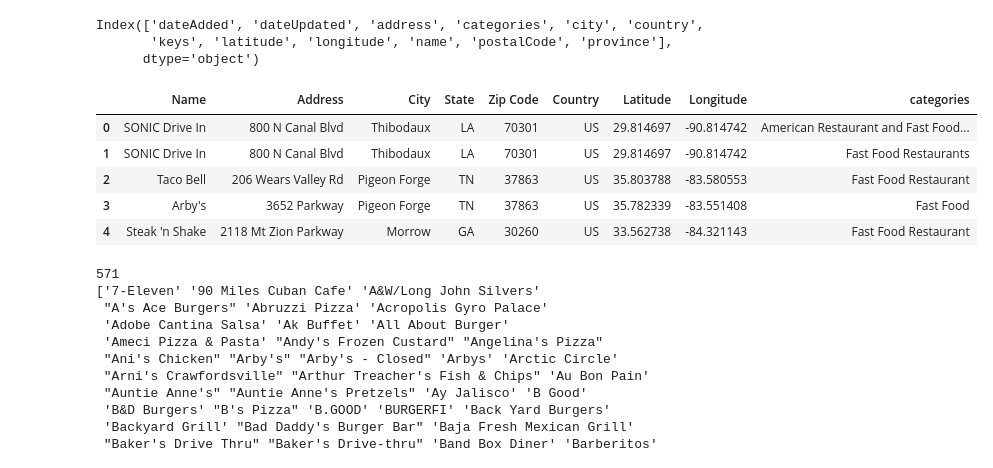
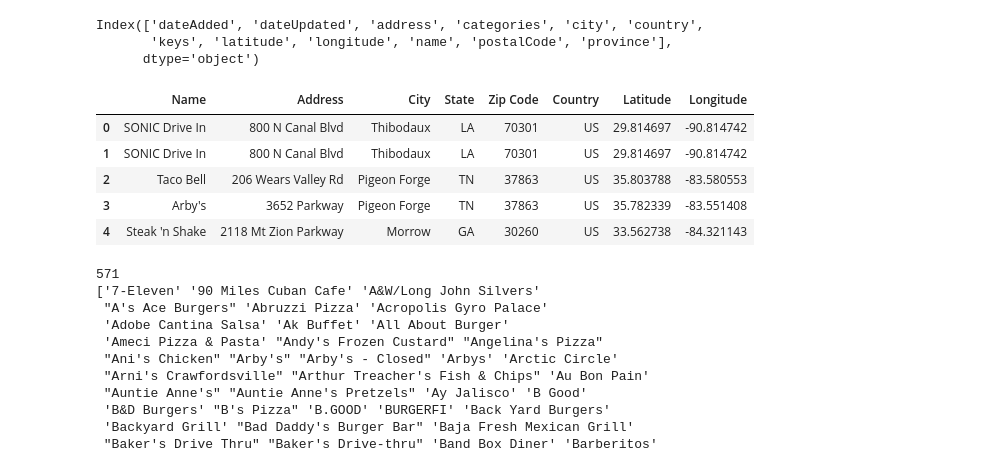
Before and after one commit to JeniLam/Project1_Group2, a Jupyter notebook: Notebooks/Clean_Restaurant_Data.ipynb, the cells around one changed output. Saved outputs shown, nothing was run; the diff lists cells and outputs as text; code cells hidden in the pictures.

```diff
--- a/Notebooks/Clean_Restaurant_Data.ipynb
+++ b/Notebooks/Clean_Restaurant_Data.ipynb
@@ -30,16 +30,16 @@ Index(['dateAdded', 'dateUpdated', 'address', 'categories', 'city', 'country',
 # %%
 # reorganize/rename columns
 Rest_2018 = Rest_2018.rename(columns={'name':'Name', 'address': 'Address', 'city': 'City', 'country': 'Country', 'latitude': 'Latitude', 'longitude':'Longitude', 'postalCode': 'Zip Code',\
                                      'province': 'State'})
-Rest_2018 = Rest_2018[['Name', 'Address', 'City','State', 'Zip Code','Country', 'Latitude', 'Longitude','categories']]
+Rest_2018 = Rest_2018[['Name', 'Address', 'City','State', 'Zip Code','Country', 'Latitude', 'Longitude']]
 Rest_2018.head()
 # %% [output]
-|  | Name | Address | City | State | Zip Code | Country | Latitude | Longitude | categories |
-| 0 | SONIC Drive In | 800 N Canal Blvd | Thibodaux | LA | 70301 | US | 29.814697 | -90.814742 | American Restaurant and Fast Food... |
-| 1 | SONIC Drive In | 800 N Canal Blvd | Thibodaux | LA | 70301 | US | 29.814697 | -90.814742 | Fast Food Restaurants |
-| 2 | Taco Bell | 206 Wears Valley Rd | Pigeon Forge | TN | 37863 | US | 35.803788 | -83.580553 | Fast Food Restaurant |
-| 3 | Arby's | 3652 Parkway | Pigeon Forge | TN | 37863 | US | 35.782339 | -83.551408 | Fast Food |
-| 4 | Steak 'n Shake | 2118 Mt Zion Parkway | Morrow | GA | 30260 | US | 33.562738 | -84.321143 | Fast Food Restaurant |
+|  | Name | Address | City | State | Zip Code | Country | Latitude | Longitude |
+| 0 | SONIC Drive In | 800 N Canal Blvd | Thibodaux | LA | 70301 | US | 29.814697 | -90.814742 |
+| 1 | SONIC Drive In | 800 N Canal Blvd | Thibodaux | LA | 70301 | US | 29.814697 | -90.814742 |
+| 2 | Taco Bell | 206 Wears Valley Rd | Pigeon Forge | TN | 37863 | US | 35.803788 | -83.580553 |
+| 3 | Arby's | 3652 Parkway | Pigeon Forge | TN | 37863 | US | 35.782339 | -83.551408 |
+| 4 | Steak 'n Shake | 2118 Mt Zion Parkway | Morrow | GA | 30260 | US | 33.562738 | -84.321143 |
 # %%
 # get unique names in list and sort alphabetically to assist with cleaning
 names = Rest_2018['Name'].unique()
```
Also changed, not shown: parts of 13 cells of this notebook, 10 other files.
